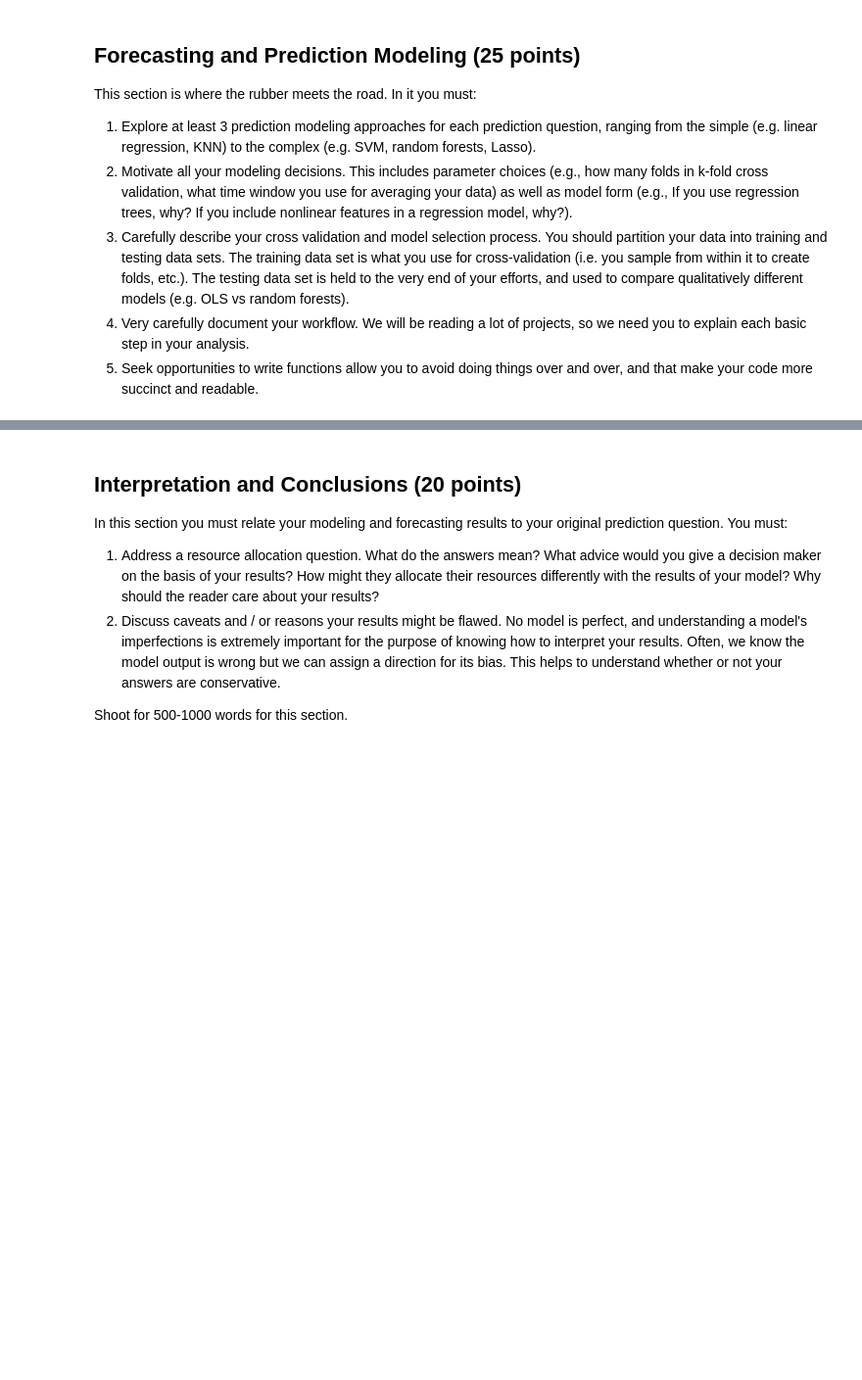
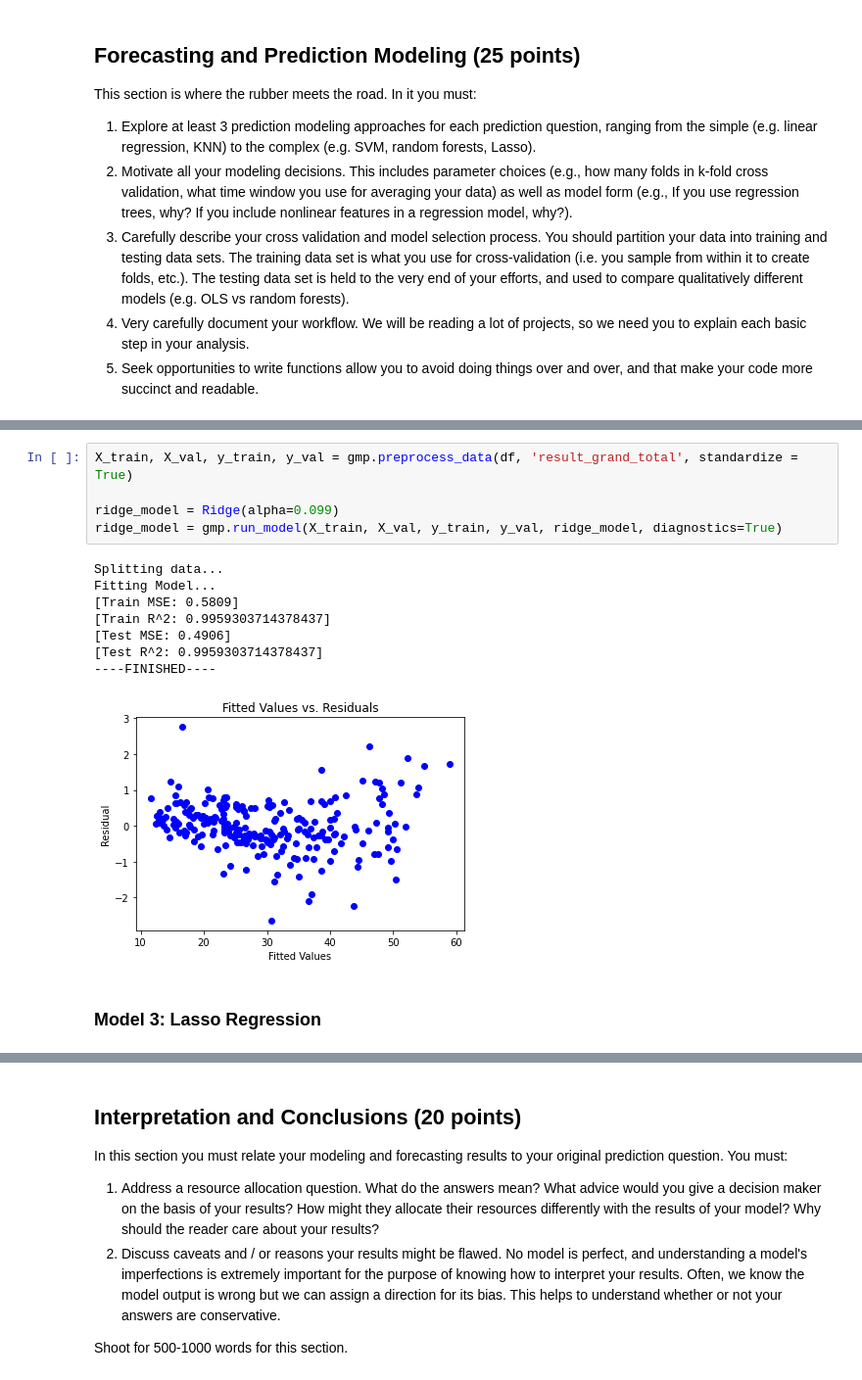
Before and after one commit to vincent-lao/carbon-footprint, a Jupyter notebook: code/model/household-carbon-footprint-models.ipynb, the cells around one changed output, grey strips where cells are left out. Shown at 98% size. Drawn from its saved outputs; the diff is of its cells as text; blank space fills up the shorter version.

```diff
--- a/code/model/household-carbon-footprint-models.ipynb
+++ b/code/model/household-carbon-footprint-models.ipynb
@@ -60,0 +79,16 @@ MSE:  0.6115182447836953
+# %%
+X_train, X_val, y_train, y_val = gmp.preprocess_data(df, 'result_grand_total', standardize = True)
+
+ridge_model = Ridge(alpha=0.099)
+ridge_model = gmp.run_model(X_train, X_val, y_train, y_val, ridge_model, diagnostics=True)
+# %% [output]
+Splitting data...
+Fitting Model...
+[Train MSE: 0.5809]
+[Train R^2: 0.9959303714378437]
+[Test MSE: 0.4906]
+[Test R^2: 0.9959303714378437]
+----FINISHED----
+[figure, added]
+# %% [markdown]
+### Model 3: Lasso Regression
```
Also changed, not shown: parts of 15 cells of this notebook.
